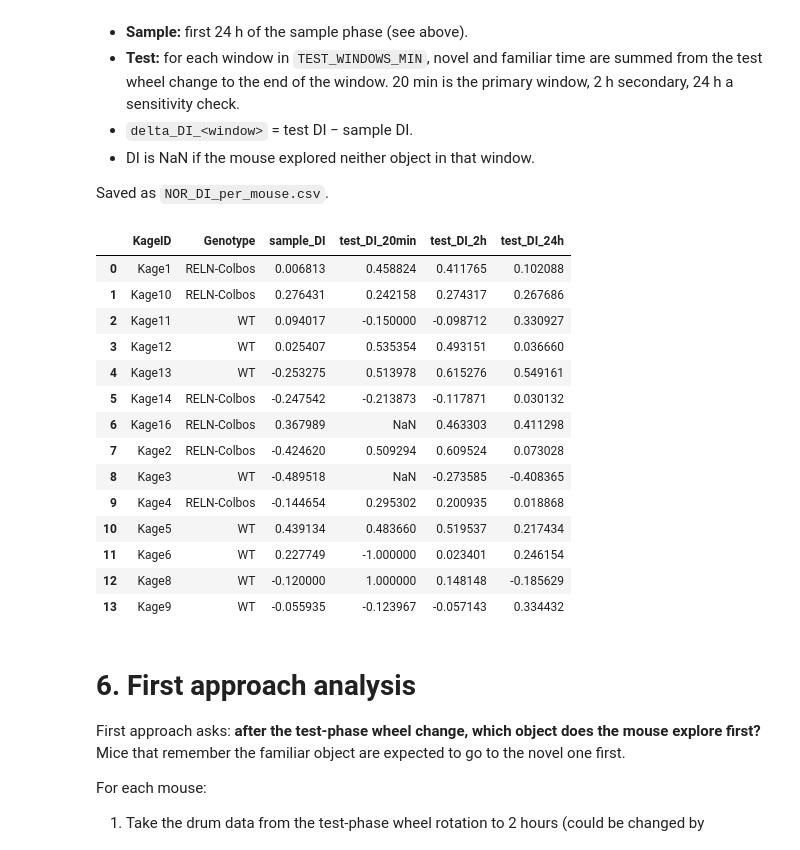
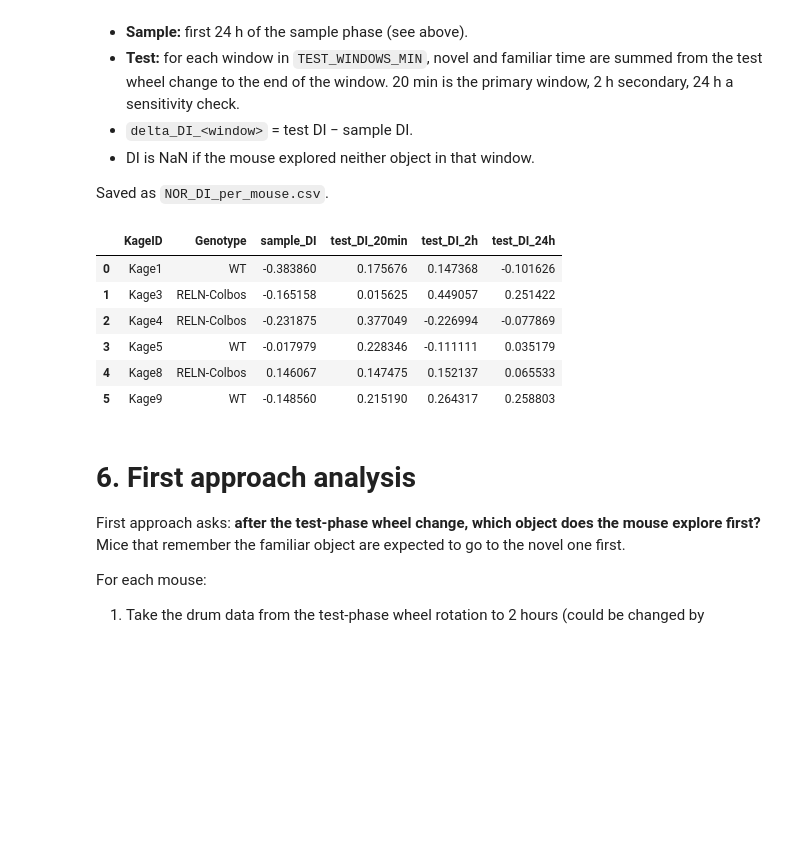
Before and after one commit to lkatsouri/SmartKages_NOR_T-maze, a Jupyter notebook: 1_SmartKage_NOR_postprocessing.ipynb, the cells around one changed output. Drawn from its saved outputs; the diff is of its cells as text; code cells hidden in the pictures; blank space fills up the shorter version.

```diff
--- a/1_SmartKage_NOR_postprocessing.ipynb
+++ b/1_SmartKage_NOR_postprocessing.ipynb
@@ -35,19 +36,14 @@ import sys
 # ------------------------------------------------------------------
 # Settings: the only cell you need to edit
 # ------------------------------------------------------------------
-# COHORT_DIR = Path("/Users/jiatongsun/SmartKages_T-maze_test_value/2026-01-Jan-Feb_RELN-COLBOS_Coh2") #<-- test cohort
 
+COHORT_DIR = Path('/Volumes/New Volume/2025-11-Nov-Dec_RELN-COLBOS_Coh1')
 
-# COHORT_DIR = Path('/Volumes/New Volume/2025-11-Nov-Dec_RELN-COLBOS_Coh1')
-COHORT_DIR = Path("/Volumes/New Volume/2026-01-Jan-Feb_RELN-COLBOS_Coh2") #<-- drive
-
-
-# DB_NAME = "DB"
 ROOT_DIR = COHORT_DIR / "DB"
 
 
-# OUTPUT_DIR = COHORT_DIR / "NOR_processed"     # per-cohort outputs
-OUTPUT_DIR = Path("/Users/jiatongsun/SmartKages_RELN-Colbos_analysis/2026-01-Jan-Feb_RELN-COLBOS_Coh2/NOR_processed") # temporary output dir for testing
+OUTPUT_DIR = COHORT_DIR / "NOR_processed"     # per-cohort outputs
+# OUTPUT_DIR = Path("/Users/jiatongsun/SmartKages_RELN-Colbos_analysis/2025-11-Nov-Dec_RELN-COLBOS_Coh1/NOR_processed") # temporary output dir for testing
 OUTPUT_DIR.mkdir(exist_ok=True)
 
 BIN_SIZE = 60        # 1-min bins
@@ -190,5 +186,19 @@ def main():
 # Combine all NOR_data.csv files
 print(f"Python: {sys.executable}")
 combined_nor = main()
+
+
+def order_for_saving(df, first_cols=("KageID", "Genotype", "NOR_side", "Phase", "rotation")):
+    """Order a table before saving.
+    Rows: by kage number (Kage1, Kage2, ..., Kage10, not text order), then in time order (wheel change, then
+    minute), so the phases of each mouse appear as they happened (pre_sample, sample, ITI baseline, test, ...).
+    Columns: the mouse and phase columns in first_cols come first.
+    """
+    df = df.copy()
+    df["_kage_number"] = df["KageID"].astype(str).str.extract(r"(\d+)", expand=False).astype(float)
+    sort_cols = ["_kage_number"] + [c for c in ("rotation", "bin") if c in df.columns]
+    df = df.sort_values(sort_cols, kind="stable").drop(columns="_kage_number").reset_index(drop=True)
+    front = [c for c in first_cols if c in df.columns]
+    return df[front + [c for c in df.columns if c not in front]]
 # %% [output]
 Python: /opt/anaconda3/envs/smart-kages/bin/python
@@ -630,7 +641,12 @@ For each mouse and phase, we cumulatively sum exploration across time bins.
 Because every 1-min bin exists, cumulative values are defined for every minute (flat while the mouse is not exploring). Saved as `NOR_exploration_per_minute.csv` (all phases, whole phase, plus the 2 h `pre_sample` window), which the
 analysis notebook combines into `NOR_MASTER_binned.csv`.
 # %%
-binned_df = binned_df.sort_values(["KageID", "Phase", "rotation", "bin"]).copy()
+# Kage number, then time order (pre_sample, sample, ITI baseline, test, ...), then minute; mouse and phase columns first
+binned_df = order_for_saving(
+    binned_df,
+    first_cols=("KageID", "Genotype", "NOR_side", "Phase", "rotation", "window_end",
+                "bin", "bin_start", "bin_end", "bin_duration_sec"),
+)
 
 binned_df["cumulative_left_sec"] = (
     binned_df.groupby(["KageID", "Phase", "rotation"])["left_sec"].cumsum()
@@ -778,42 +799,35 @@ Saved as `NOR_DI_per_mouse.csv`.
 # %%
 TEST_WINDOWS_MIN = {"20min": 20, "2h": 120, "24h": PHASE_CAP_MIN}   # name in the column -> minutes after the test wheel change
 
 di_per_mouse = (
     events_for_analysis.loc[events_for_analysis["Phase"].eq("test"), ["KageID", "Description", "NOR_side"]]
     .rename(columns={"Description": "Genotype"})
     .merge(sample_di, on="KageID", how="left")
 )
 
 for name, cutoff in TEST_WINDOWS_MIN.items():
     window = (
         test_df[test_df["bin"] < cutoff]
         .groupby("KageID", as_index=False)
         .agg(**{f"test_novel_sec_{name}": ("novel_sec", "sum"),
                 f"test_familiar_sec_{name}": ("familiar_sec", "sum")})
     )
     novel, familiar = window[f"test_novel_sec_{name}"], window[f"test_familiar_sec_{name}"]
     window[f"test_DI_{name}"] = ((novel - familiar) / (novel + familiar)).where(novel + familiar > 0)
     di_per_mouse = di_per_mouse.merge(window, on="KageID", how="left")
     di_per_mouse[f"delta_DI_{name}"] = di_per_mouse[f"test_DI_{name}"] - di_per_mouse["sample_DI"]
 
+di_per_mouse = order_for_saving(di_per_mouse)
 di_per_mouse.to_csv(OUTPUT_DIR / "NOR_DI_per_mouse.csv", index=False)
 di_per_mouse[["KageID", "Genotype", "sample_DI"] + [f"test_DI_{n}" for n in TEST_WINDOWS_MIN]]
 # %% [output]
 |  | KageID | Genotype | sample_DI | test_DI_20min | test_DI_2h | test_DI_24h |
-| 0 | Kage1 | RELN-Colbos | 0.006813 | 0.458824 | 0.411765 | 0.102088 |
-| 1 | Kage10 | RELN-Colbos | 0.276431 | 0.242158 | 0.274317 | 0.267686 |
-| 2 | Kage11 | WT | 0.094017 | -0.150000 | -0.098712 | 0.330927 |
-| 3 | Kage12 | WT | 0.025407 | 0.535354 | 0.493151 | 0.036660 |
-| 4 | Kage13 | WT | -0.253275 | 0.513978 | 0.615276 | 0.549161 |
-| 5 | Kage14 | RELN-Colbos | -0.247542 | -0.213873 | -0.117871 | 0.030132 |
-| 6 | Kage16 | RELN-Colbos | 0.367989 | NaN | 0.463303 | 0.411298 |
-| 7 | Kage2 | RELN-Colbos | -0.424620 | 0.509294 | 0.609524 | 0.073028 |
-| 8 | Kage3 | WT | -0.489518 | NaN | -0.273585 | -0.408365 |
-| 9 | Kage4 | RELN-Colbos | -0.144654 | 0.295302 | 0.200935 | 0.018868 |
-| 10 | Kage5 | WT | 0.439134 | 0.483660 | 0.519537 | 0.217434 |
-| 11 | Kage6 | WT | 0.227749 | -1.000000 | 0.023401 | 0.246154 |
-| 12 | Kage8 | WT | -0.120000 | 1.000000 | 0.148148 | -0.185629 |
-| 13 | Kage9 | WT | -0.055935 | -0.123967 | -0.057143 | 0.334432 |
+| 0 | Kage1 | WT | -0.383860 | 0.175676 | 0.147368 | -0.101626 |
+| 1 | Kage3 | RELN-Colbos | -0.165158 | 0.015625 | 0.449057 | 0.251422 |
+| 2 | Kage4 | RELN-Colbos | -0.231875 | 0.377049 | -0.226994 | -0.077869 |
+| 3 | Kage5 | WT | -0.017979 | 0.228346 | -0.111111 | 0.035179 |
+| 4 | Kage8 | RELN-Colbos | 0.146067 | 0.147475 | 0.152137 | 0.065533 |
+| 5 | Kage9 | WT | -0.148560 | 0.215190 | 0.264317 | 0.258803 |
 # %% [markdown]
 # 6. First approach analysis
 
```
Also changed, not shown: parts of 18 cells of this notebook, 2 other files.
